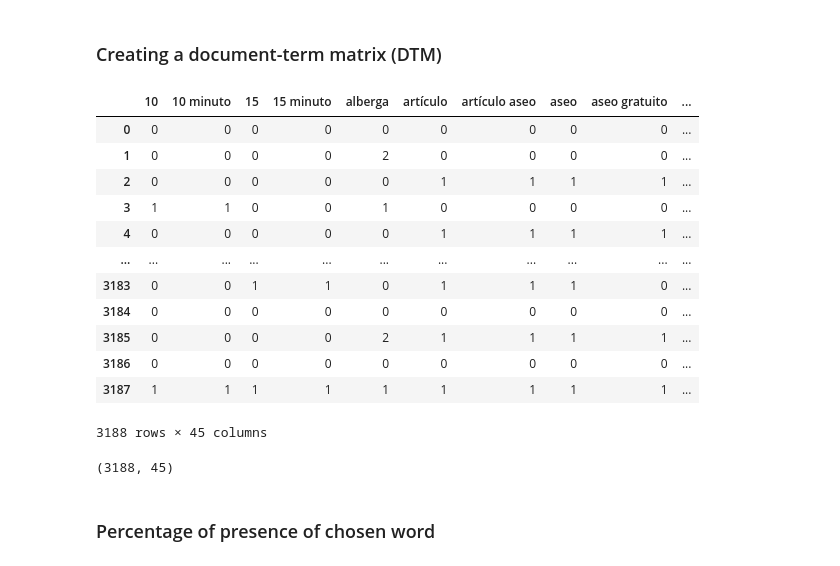
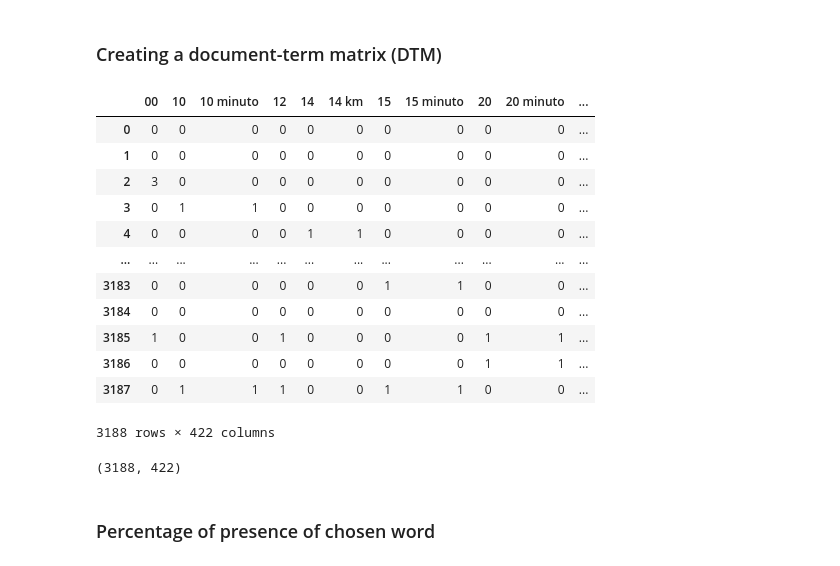
Before and after one commit to mtbrr26/Webscrapping_Booking.Com, a Jupyter notebook: regression_and_nlp_nb.ipynb, the cells around one changed output. Saved outputs shown, nothing was run; the diff lists cells and outputs as text; code cells hidden in the pictures.

```diff
--- a/regression_and_nlp_nb.ipynb
+++ b/regression_and_nlp_nb.ipynb
@@ -262,8 +264,8 @@ df['processed_text'] = df[text_column].apply(lambda x: re.sub(r'\W', ' ', x))
 df['processed_text'] = df['processed_text'].apply(lambda x: ' '.join(abbr_or_lower(word) for word in x.split()))
 
 # Remove stopwords
-stop_words = set(stopwords.words('english'))
-df['processed_text'] = df['processed_text'].apply(lambda x: ' '.join([word for word in x.split() if word not in stopwords.words("spanish")]))
+stop_words = set(stopwords.words('spanish'))
+df['processed_text'] = df['processed_text'].apply(lambda x: ' '.join([word for word in x.split() if word not in stop_words]))
 
 # Apply stemming
 stemmer = PorterStemmer()
@@ -288,29 +290,29 @@ Name: processed_text, Length: 3188, dtype: object
 # %%
 # Create document term matrix using CountVectorizer
 
 pd.set_option('display.max_columns', None)
-vectorizer = CountVectorizer(ngram_range = (1,2), min_df=0.20, max_df=0.30)
+vectorizer = CountVectorizer(ngram_range = (1,2), min_df=0.05, max_df=0.30)
 X = vectorizer.fit_transform(df['processed_text'])
 
 # Convert DTM to DataFrame
 dtm_df = pd.DataFrame(X.toarray(), columns=vectorizer.get_feature_names_out())
 display(dtm_df)
 dtm_df.shape
 # %% [output]
-|  | 10 | 10 minuto | 15 | 15 minuto | alberga | artículo | artículo aseo | aseo | aseo gratuito | ... |
-| 0 | 0 | 0 | 0 | 0 | 0 | 0 | 0 | 0 | 0 | ... |
-| 1 | 0 | 0 | 0 | 0 | 2 | 0 | 0 | 0 | 0 | ... |
-| 2 | 0 | 0 | 0 | 0 | 0 | 1 | 1 | 1 | 1 | ... |
-| 3 | 1 | 1 | 0 | 0 | 1 | 0 | 0 | 0 | 0 | ... |
-| 4 | 0 | 0 | 0 | 0 | 0 | 1 | 1 | 1 | 1 | ... |
-| ... | ... | ... | ... | ... | ... | ... | ... | ... | ... | ... |
-| 3183 | 0 | 0 | 1 | 1 | 0 | 1 | 1 | 1 | 0 | ... |
-| 3184 | 0 | 0 | 0 | 0 | 0 | 0 | 0 | 0 | 0 | ... |
-| 3185 | 0 | 0 | 0 | 0 | 2 | 1 | 1 | 1 | 1 | ... |
-| 3186 | 0 | 0 | 0 | 0 | 0 | 0 | 0 | 0 | 0 | ... |
-| 3187 | 1 | 1 | 1 | 1 | 1 | 1 | 1 | 1 | 1 | ... |
+|  | 00 | 10 | 10 minuto | 12 | 14 | 14 km | 15 | 15 minuto | 20 | 20 minuto | ... |
+| 0 | 0 | 0 | 0 | 0 | 0 | 0 | 0 | 0 | 0 | 0 | ... |
+| 1 | 0 | 0 | 0 | 0 | 0 | 0 | 0 | 0 | 0 | 0 | ... |
+| 2 | 3 | 0 | 0 | 0 | 0 | 0 | 0 | 0 | 0 | 0 | ... |
+| 3 | 0 | 1 | 1 | 0 | 0 | 0 | 0 | 0 | 0 | 0 | ... |
+| 4 | 0 | 0 | 0 | 0 | 1 | 1 | 0 | 0 | 0 | 0 | ... |
+| ... | ... | ... | ... | ... | ... | ... | ... | ... | ... | ... | ... |
+| 3183 | 0 | 0 | 0 | 0 | 0 | 0 | 1 | 1 | 0 | 0 | ... |
+| 3184 | 0 | 0 | 0 | 0 | 0 | 0 | 0 | 0 | 0 | 0 | ... |
+| 3185 | 1 | 0 | 0 | 1 | 0 | 0 | 0 | 0 | 1 | 1 | ... |
+| 3186 | 0 | 0 | 0 | 0 | 0 | 0 | 0 | 0 | 1 | 1 | ... |
+| 3187 | 0 | 1 | 1 | 1 | 0 | 0 | 1 | 1 | 0 | 0 | ... |
-3188 rows × 45 columns
+3188 rows × 422 columns
-(3188, 45)
+(3188, 422)
 # %% [markdown]
 ### Percentage of presence of chosen word
 # %%
```
Also changed, not shown: parts of 9 cells of this notebook.
